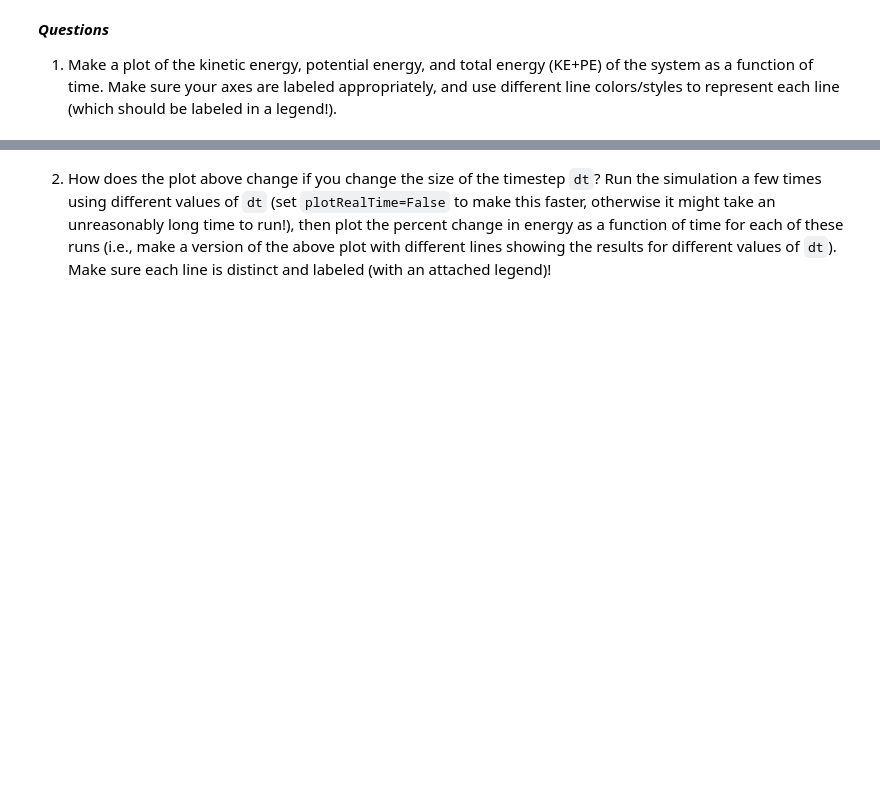
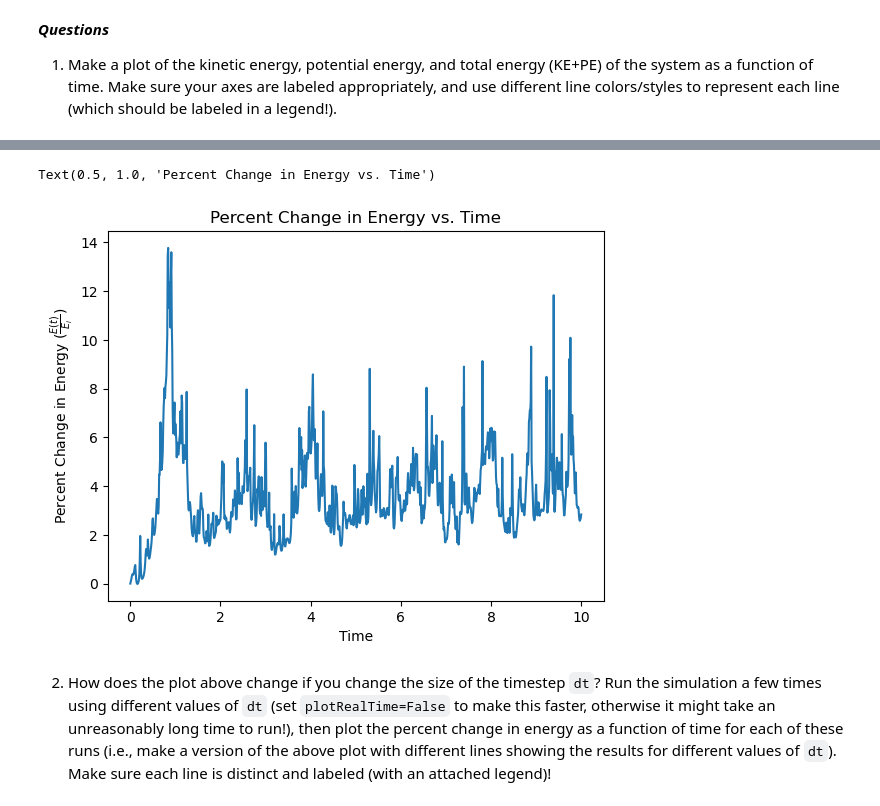
Before and after one commit to RY0no0t0/ASTR352, a Jupyter notebook: Lab 05.ipynb, the cells around one changed output, grey strips where cells are left out. Saved outputs shown, nothing was run; the diff lists cells and outputs as text; code cells hidden in the pictures; blank space fills up the shorter version.

```diff
--- a/Lab 05.ipynb
+++ b/Lab 05.ipynb
@@ -240,2 +246,12 @@ You may have noticed in the previous plot that the total energy is not quite con
+# %%
+# Code for question 1
+TE = PE_save+KE_save
+plt.plot(t_all, 100*TE/TE[0] - 100)
+plt.xlabel('Time')
+plt.ylabel(r'Percent Change in Energy ($\frac{E(t)}{E_i}$)')
+plt.title('Percent Change in Energy vs. Time')
+# %% [output]
+Text(0.5, 1.0, 'Percent Change in Energy vs. Time')
+[figure, added]
 # %% [markdown]
 2. How does the plot above change if you change the size of the timestep `dt`? Run the simulation a few times using different values of `dt` (set `plotRealTime=False` to make this faster, otherwise it might take an unreasonably long time to run!), then plot the percent change in energy as a function of time for each of these runs (i.e., make a version of the above plot with different lines showing the results for different values of `dt`). Make sure each line is distinct and labeled (with an attached legend)!
```
Also changed, not shown: parts of 17 cells of this notebook.
